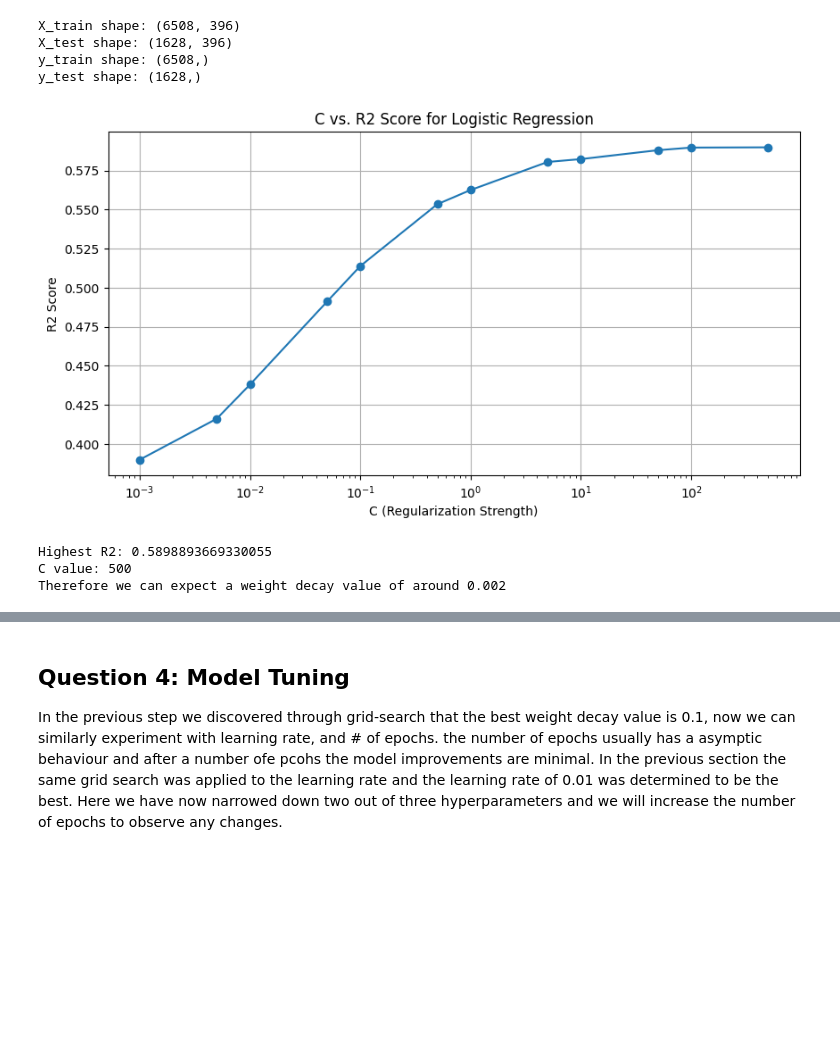
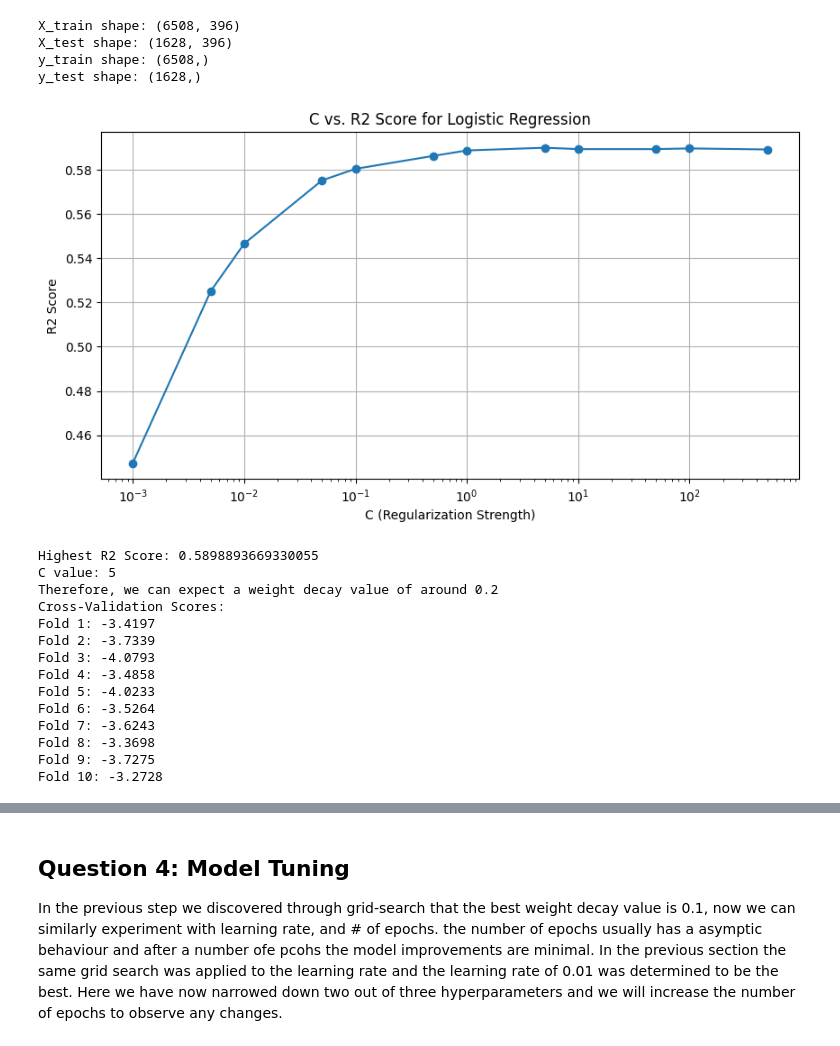
Before and after one commit to sourenpash/MIE162, a Jupyter notebook: Assignment 2/pashangpour_1006324611_assignment2.ipynb, the cells around one changed output, grey strips where cells are left out. Saved outputs shown, nothing was run; the diff lists cells and outputs as text; code cells hidden in the pictures; blank space fills up the shorter version.

```diff
--- a/Assignment 2/pashangpour_1006324611_assignment2.ipynb
+++ b/Assignment 2/pashangpour_1006324611_assignment2.ipynb
@@ -467,31 +481,66 @@ X_test shape: (1628, 396)
 y_train shape: (6508,)
 y_test shape: (1628,)
 # %%
-C = [0.001,0.005,0.01,0.05,0.1,0.5,1,5,10,50,100,500]
+# List of regularization strengths (C values)
+C = [0.001, 0.005, 0.01, 0.05, 0.1, 0.5, 1, 5, 10, 50, 100, 500]
 score = []
 
+# Loop through different C values
 for C_val in C:
-    model = LogisticRegression(C=C_val, solver='lbfgs',multi_class='multinomial',max_iter=10000)
+    # Create a Logistic Regression model
+    model = LogisticRegression(C=C_val, solver='lbfgs', multi_class='multinomial', max_iter=10000)
     model.fit(X_train, y_train)
-    score_val = model.score(X_train, y_train) #R2 score
+    # Calculate R2 score and store it
+    score_val = model.score(X_train, y_train)
     score.append(score_val)
 
+# Plot C vs. R2 Score
 plt.figure(figsize=(10, 5))
 plt.semilogx(C, score, marker='o')
 plt.title("C vs. R2 Score for Logistic Regression")
 plt.xlabel("C (Regularization Strength)")
 plt.ylabel("R2 Score")
 plt.grid(True)
 plt.show()
+
+# Find the C value with the highest R2 score
+c_max = C[score.index(max(score))]
+print(f'Highest R2 Score: {max(score)}\nC value: {c_max}')
+print(f'Therefore, we can expect a weight decay value of around {1/c_max}')
+
+# Scale the data using StandardScaler
+scaler = StandardScaler()
+X_train = scaler.fit_transform(X_train)
+X_test = scaler.transform(X_test)
+
+# Train a Logistic Regression model with the selected C value
+model = LogisticRegression(C=c_max, solver='lbfgs', multi_class='multinomial', max_iter=10000)
+model.fit(X_train, y_train)
+
+# Calculate the score on the training set
+score = model.score(X_train, y_train)
+
+# Perform cross-validation
+kfold = KFold(n_splits=10, shuffle=True, random_state=42)
+scores = cross_val_score(model, X_train, y_train, cv=kfold, scoring='neg_log_loss')
+
+# Print Cross-Validation Scores
+print("Cross-Validation Scores:")
+for fold, score in enumerate(scores, 1):
+    print(f"Fold {fold}: {score:.4f}")
 # %% [output]
-[figure, old version]
+[figure, new version]
+Highest R2 Score: 0.5898893669330055
+C value: 5
+Therefore, we can expect a weight decay value of around 0.2
+Cross-Validation Scores:
+Fold 1: -3.4197
+Fold 2: -3.7339
+Fold 3: -4.0793
+Fold 4: -3.4858
+Fold 5: -4.0233
+Fold 6: -3.5264
+Fold 7: -3.6243
+Fold 8: -3.3698
+Fold 9: -3.7275
+Fold 10: -3.2728
-# %%
-c_max = C[score.index(max(score))]
-print(f'Highest R2: {max(score)}\nC value: {c_max}')
-print(f'Therefore we can expect a weight decay value of around {1/c_max}')
-
-#therfore we can expect a weight decay value of around 0.002
-# %% [output]
-Highest R2: 0.5898893669330055
-C value: 500
-Therefore we can expect a weight decay value of around 0.002
```
Also changed, not shown: parts of 14 cells of this notebook, 10 other files.
